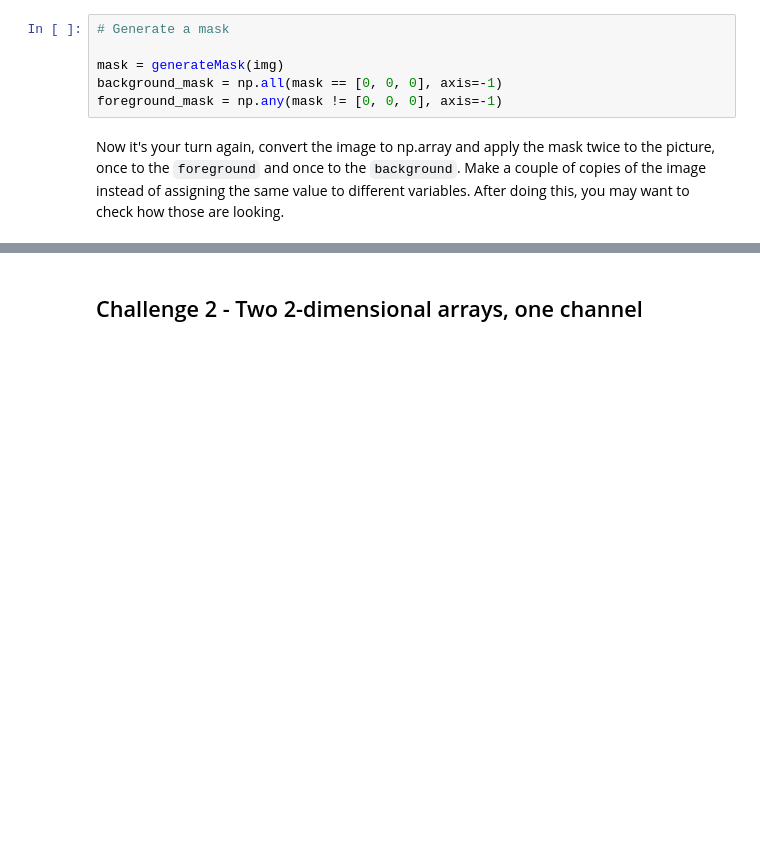
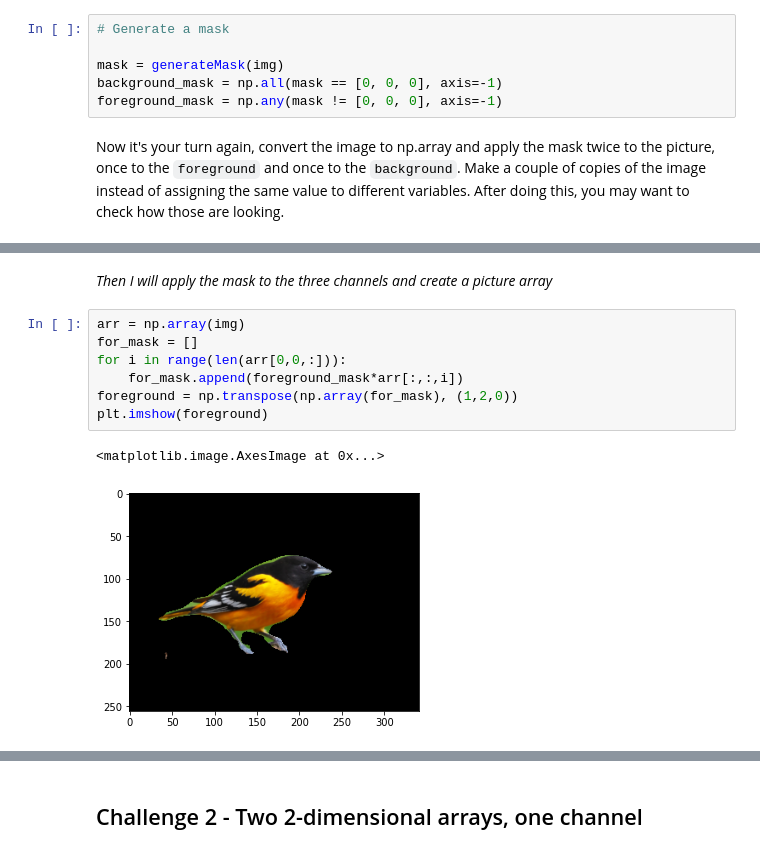
Before and after one commit to DavidCarricondo/lab-image-segmentation, a Jupyter notebook: main.ipynb, the cells around one changed output, grey strips where cells are left out. Saved outputs shown, nothing was run; the diff lists cells and outputs as text; blank space fills up the shorter version.

```diff
--- a/main.ipynb
+++ b/main.ipynb
@@ -95,0 +92,12 @@ plt.imshow(background)
+# %% [markdown]
+*Then I will apply the mask to the three channels and create a picture array*
+# %%
+arr = np.array(img)
+for_mask = []
+for i in range(len(arr[0,0,:])):
+    for_mask.append(foreground_mask*arr[:,:,i])
+foreground = np.transpose(np.array(for_mask), (1,2,0))
+plt.imshow(foreground)
+# %% [output]
+<matplotlib.image.AxesImage at 0x...>
+[figure, added]
```
Also changed, not shown: parts of 23 cells of this notebook.
